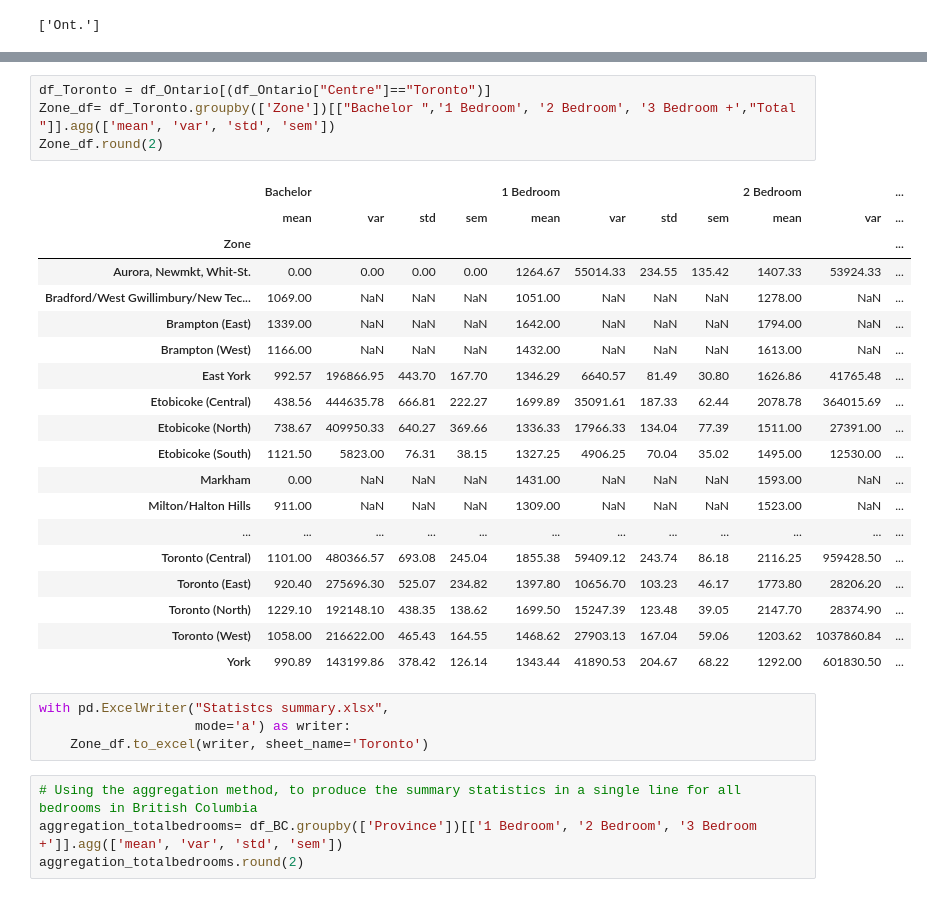
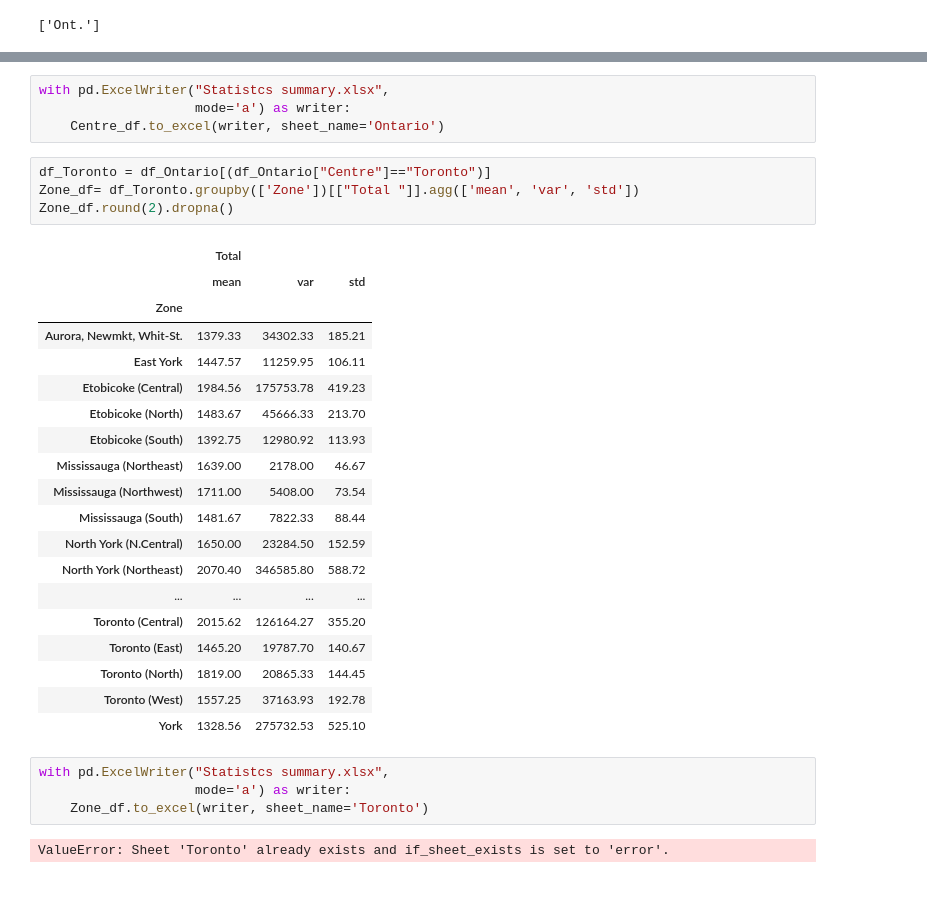
Before and after one commit to joshi-swetam/Rental-Market-Analysis-Project-one, a Jupyter notebook: Ontario stats summary.ipynb, the cells around one changed output, grey strips where cells are left out. Cells and saved outputs as stored; diff of their text form.

Commit message:
rectified summary stats code

```diff
--- a/Ontario stats summary.ipynb
+++ b/Ontario stats summary.ipynb
@@ -103,32 +105,34 @@ Centre_df.round(2)
+# %%
+with pd.ExcelWriter("Statistcs summary.xlsx",
+                    mode='a') as writer:
+    Centre_df.to_excel(writer, sheet_name='Ontario')
 # %%
 df_Toronto = df_Ontario[(df_Ontario["Centre"]=="Toronto")]
-Zone_df= df_Toronto.groupby(['Zone'])[["Bachelor ",'1 Bedroom', '2 Bedroom', '3 Bedroom +',"Total "]].agg(['mean', 'var', 'std', 'sem'])
-Zone_df.round(2)
+Zone_df= df_Toronto.groupby(['Zone'])[["Total "]].agg(['mean', 'var', 'std'])
+Zone_df.round(2).dropna()
 # %% [output]
-|  | Bachelor |  |  |  | 1 Bedroom |  |  |  | 2 Bedroom |  | ... |
-|  | mean | var | std | sem | mean | var | std | sem | mean | var | ... |
-| Zone |  |  |  |  |  |  |  |  |  |  | ... |
-| Aurora, Newmkt, Whit-St. | 0.00 | 0.00 | 0.00 | 0.00 | 1264.67 | 55014.33 | 234.55 | 135.42 | 1407.33 | 53924.33 | ... |
-| Bradford/West Gwillimbury/New Tec... | 1069.00 | NaN | NaN | NaN | 1051.00 | NaN | NaN | NaN | 1278.00 | NaN | ... |
-| Brampton (East) | 1339.00 | NaN | NaN | NaN | 1642.00 | NaN | NaN | NaN | 1794.00 | NaN | ... |
-| Brampton (West) | 1166.00 | NaN | NaN | NaN | 1432.00 | NaN | NaN | NaN | 1613.00 | NaN | ... |
-| East York | 992.57 | 196866.95 | 443.70 | 167.70 | 1346.29 | 6640.57 | 81.49 | 30.80 | 1626.86 | 41765.48 | ... |
-| Etobicoke (Central) | 438.56 | 444635.78 | 666.81 | 222.27 | 1699.89 | 35091.61 | 187.33 | 62.44 | 2078.78 | 364015.69 | ... |
-| Etobicoke (North) | 738.67 | 409950.33 | 640.27 | 369.66 | 1336.33 | 17966.33 | 134.04 | 77.39 | 1511.00 | 27391.00 | ... |
-| Etobicoke (South) | 1121.50 | 5823.00 | 76.31 | 38.15 | 1327.25 | 4906.25 | 70.04 | 35.02 | 1495.00 | 12530.00 | ... |
-| Markham | 0.00 | NaN | NaN | NaN | 1431.00 | NaN | NaN | NaN | 1593.00 | NaN | ... |
-| Milton/Halton Hills | 911.00 | NaN | NaN | NaN | 1309.00 | NaN | NaN | NaN | 1523.00 | NaN | ... |
-| ... | ... | ... | ... | ... | ... | ... | ... | ... | ... | ... | ... |
-| Toronto (Central) | 1101.00 | 480366.57 | 693.08 | 245.04 | 1855.38 | 59409.12 | 243.74 | 86.18 | 2116.25 | 959428.50 | ... |
-| Toronto (East) | 920.40 | 275696.30 | 525.07 | 234.82 | 1397.80 | 10656.70 | 103.23 | 46.17 | 1773.80 | 28206.20 | ... |
-| Toronto (North) | 1229.10 | 192148.10 | 438.35 | 138.62 | 1699.50 | 15247.39 | 123.48 | 39.05 | 2147.70 | 28374.90 | ... |
-| Toronto (West) | 1058.00 | 216622.00 | 465.43 | 164.55 | 1468.62 | 27903.13 | 167.04 | 59.06 | 1203.62 | 1037860.84 | ... |
-| York | 990.89 | 143199.86 | 378.42 | 126.14 | 1343.44 | 41890.53 | 204.67 | 68.22 | 1292.00 | 601830.50 | ... |
+|  | Total |  |  |
+|  | mean | var | std |
+| Zone |  |  |  |
+| Aurora, Newmkt, Whit-St. | 1379.33 | 34302.33 | 185.21 |
+| East York | 1447.57 | 11259.95 | 106.11 |
+| Etobicoke (Central) | 1984.56 | 175753.78 | 419.23 |
+| Etobicoke (North) | 1483.67 | 45666.33 | 213.70 |
+| Etobicoke (South) | 1392.75 | 12980.92 | 113.93 |
+| Mississauga (Northeast) | 1639.00 | 2178.00 | 46.67 |
+| Mississauga (Northwest) | 1711.00 | 5408.00 | 73.54 |
+| Mississauga (South) | 1481.67 | 7822.33 | 88.44 |
+| North York (N.Central) | 1650.00 | 23284.50 | 152.59 |
+| North York (Northeast) | 2070.40 | 346585.80 | 588.72 |
+| ... | ... | ... | ... |
+| Toronto (Central) | 2015.62 | 126164.27 | 355.20 |
+| Toronto (East) | 1465.20 | 19787.70 | 140.67 |
+| Toronto (North) | 1819.00 | 20865.33 | 144.45 |
+| Toronto (West) | 1557.25 | 37163.93 | 192.78 |
+| York | 1328.56 | 275732.53 | 525.10 |
 # %%
 with pd.ExcelWriter("Statistcs summary.xlsx",
                     mode='a') as writer:
     Zone_df.to_excel(writer, sheet_name='Toronto')
+# %% [output]
+ValueError: Sheet 'Toronto' already exists and if_sheet_exists is set to 'error'.
-# %%
-# Using the aggregation method, to produce the summary statistics in a single line for all bedrooms in British Columbia
-aggregation_totalbedrooms= df_BC.groupby(['Province'])[['1 Bedroom', '2 Bedroom', '3 Bedroom +']].agg(['mean', 'var', 'std', 'sem'])
-aggregation_totalbedrooms.round(2)
```
Also changed, not shown: parts of 3 cells of this notebook, 2 other files.
